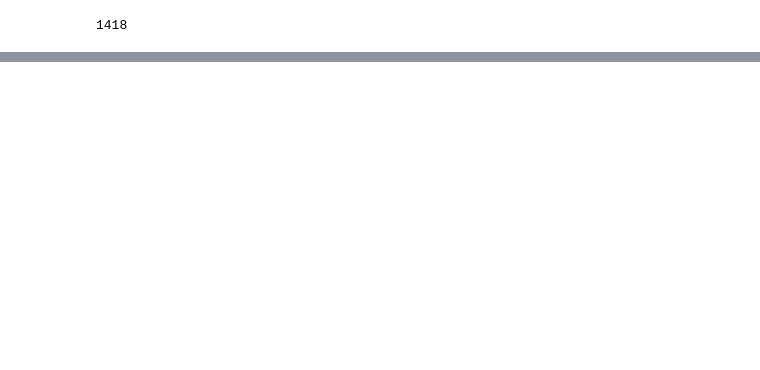
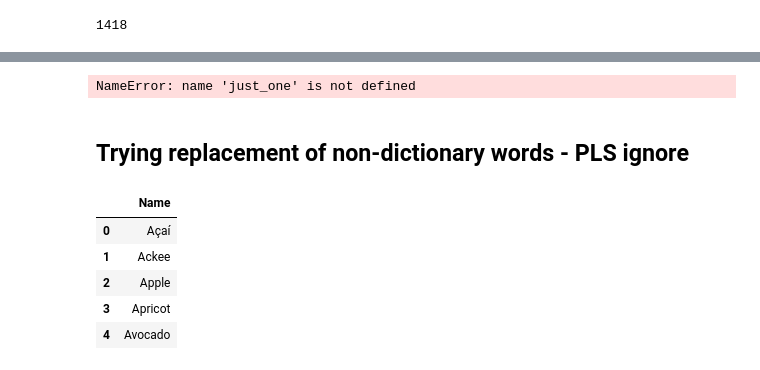
Before and after one commit to SushAzad/QueryClustering, a Jupyter notebook: CreateEmbeddingsZ.ipynb, the cells around one changed output, grey strips where cells are left out. Drawn from its saved outputs; the diff is of its cells as text; code cells hidden in the pictures; blank space fills up the shorter version.

```diff
--- a/CreateEmbeddingsZ.ipynb
+++ b/CreateEmbeddingsZ.ipynb
@@ -125,0 +161,17 @@ print(len(doc_emb_dict))
+# %%
+print(mongo.read_one_query({'queryNum': just_one[0][0][0]}))
+# %% [output]
+NameError: name 'just_one' is not defined
+# %% [markdown]
+## Trying replacement of non-dictionary words - PLS ignore
+# %%
+fv = pd.read_csv('./data/fruits_and_veggies.csv')
+# %%
+fv.head()
+# %% [output]
+|  | Name |
+| 0 | Açaí |
+| 1 | Ackee |
+| 2 | Apple |
+| 3 | Apricot |
+| 4 | Avocado |
```
Also changed, not shown: parts of 7 cells of this notebook.
